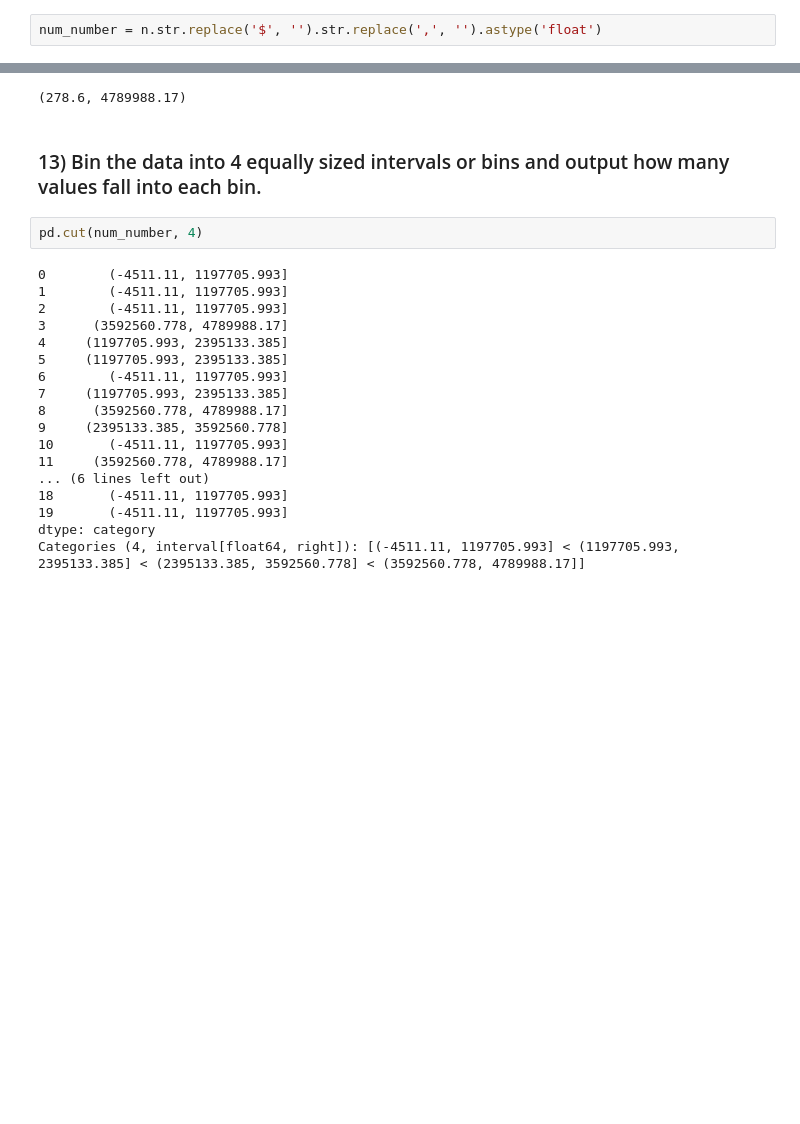
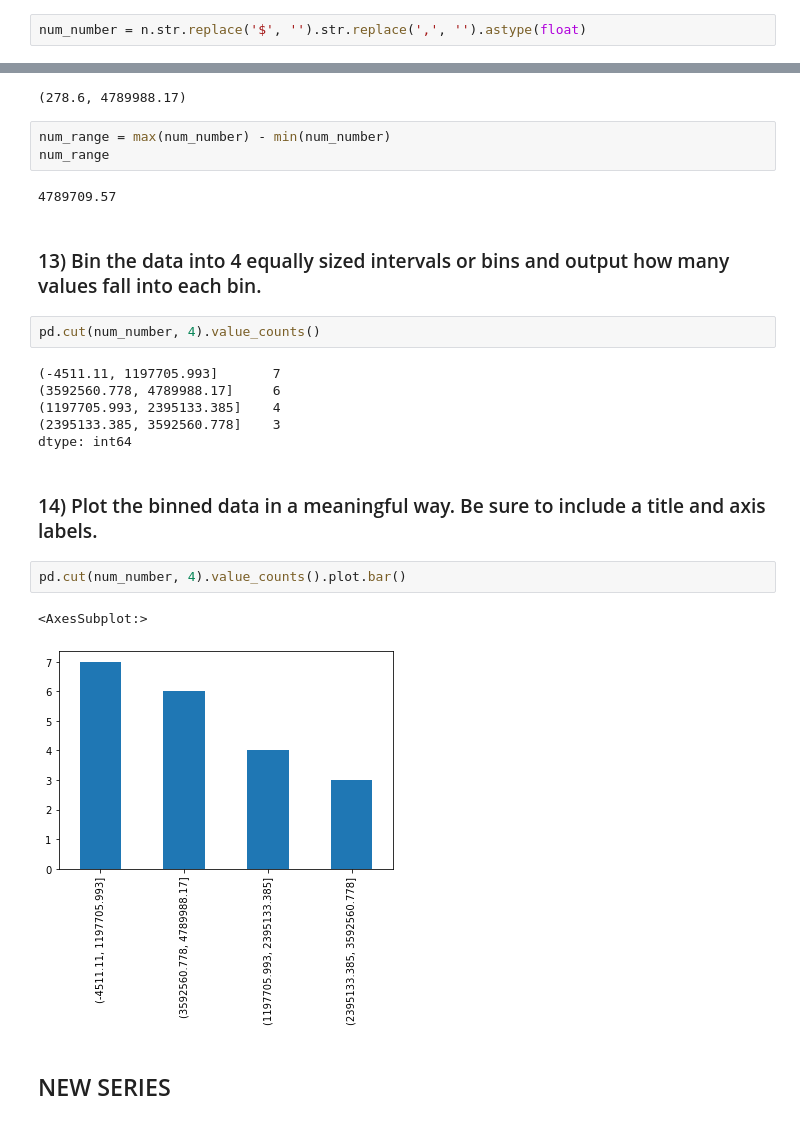
Before and after one commit to jeneyring/data_science_libraries, a Jupyter notebook: pandas_series.ipynb, the cells around one changed output, grey strips where cells are left out. Saved outputs shown, nothing was run; the diff lists cells and outputs as text; blank space fills up the shorter version.

```diff
--- a/pandas_series.ipynb
+++ b/pandas_series.ipynb
@@ -538,7 +571,7 @@ len(n)
 # %% [markdown]
 ### 9)Perform the necessary manipulations by accessing Series attributes and methods to convert the numbers Series to a numeric data type.
 # %%
-num_number = n.str.replace('$', '').str.replace(',', '').astype('float')
+num_number = n.str.replace('$', '').str.replace(',', '').astype(float)
 # %% [markdown]
 ### 10) Run the code to discover the maximum value from the Series.
 # %%
@@ -578,25 +611,27 @@ num_range = min(num_number), max(num_number)
 num_range
 # %% [output]
 (278.6, 4789988.17)
+# %%
+num_range = max(num_number) - min(num_number)
+num_range
+# %% [output]
+4789709.57
 # %% [markdown]
 ### 13) Bin the data into 4 equally sized intervals or bins and output how many values fall into each bin.
 # %%
-pd.cut(num_number, 4)
+pd.cut(num_number, 4).value_counts()
 # %% [output]
-0        (-4511.11, 1197705.993]
-1        (-4511.11, 1197705.993]
-2        (-4511.11, 1197705.993]
-3      (3592560.778, 4789988.17]
-4     (1197705.993, 2395133.385]
-5     (1197705.993, 2395133.385]
-6        (-4511.11, 1197705.993]
-7     (1197705.993, 2395133.385]
-8      (3592560.778, 4789988.17]
-9     (2395133.385, 3592560.778]
-10       (-4511.11, 1197705.993]
-11     (3592560.778, 4789988.17]
-... (6 lines left out)
-18       (-4511.11, 1197705.993]
-19       (-4511.11, 1197705.993]
-dtype: category
-Categories (4, interval[float64, right]): [(-4511.11, 1197705.993] < (1197705.993, 2395133.385] < (2395133.385, 3592560.778] < (3592560.778, 4789988.17]]
+(-4511.11, 1197705.993]       7
+(3592560.778, 4789988.17]     6
+(1197705.993, 2395133.385]    4
+(2395133.385, 3592560.778]    3
+dtype: int64
+# %% [markdown]
+### 14) Plot the binned data in a meaningful way. Be sure to include a title and axis labels.
+# %%
+pd.cut(num_number, 4).value_counts().plot.bar()
+# %% [output]
+<AxesSubplot:>
+[figure, added]
+# %% [markdown]
+## NEW SERIES
```
Also changed, not shown: parts of 20 cells of this notebook.
